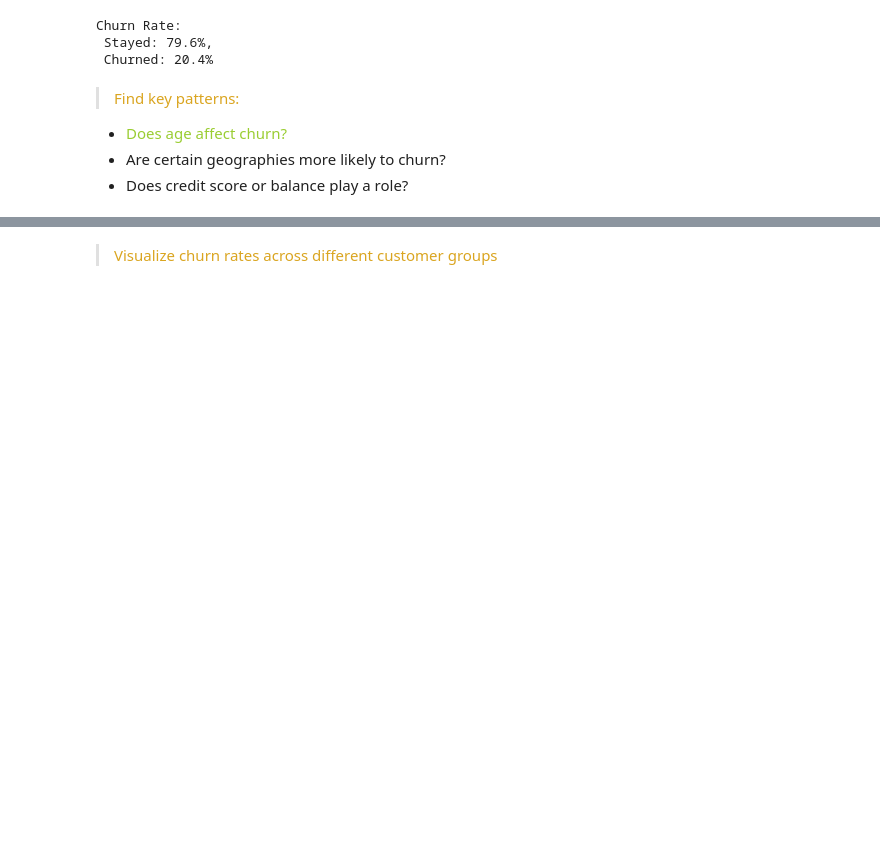
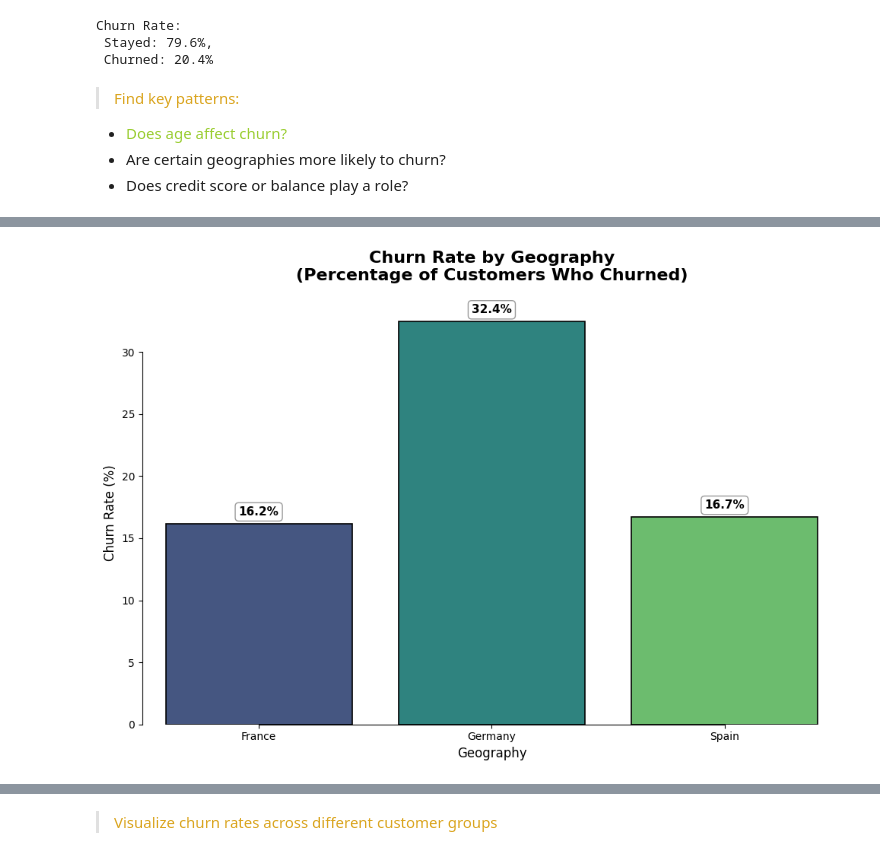
Before and after one commit to Kanakbaghel/Bank_Customer_Churn_Analysis, a Jupyter notebook: Copy of Netflix_EDA.ipynb, the cells around one changed output, grey strips where cells are left out. Cells and saved outputs as stored; diff of their text form; code cells hidden in the pictures; blank space fills up the shorter version.

```diff
--- a/Copy of Netflix_EDA.ipynb
+++ b/Copy of Netflix_EDA.ipynb
@@ -428,0 +423,27 @@ plt.show
+# %%
+#Are certain geographies more likely to churn?
+geo_churn = df.groupby('Geography')['Exited'].mean().reset_index()
+geo_churn['Exited'] *= 100
+
+plt.figure(figsize=(10, 7))
+ax = sns.barplot(data=geo_churn, x='Geography', y='Exited', palette='viridis',
+                 edgecolor='black', linewidth=1.2)
+plt.title('Churn Rate by Geography\n(Percentage of Customers Who Churned)',
+          fontsize=16, fontweight='bold', pad=20)
+plt.xlabel('Geography', fontsize=12, fontweight='medium')
+plt.ylabel('Churn Rate (%)', fontsize=12, fontweight='medium')
+
+sns.despine(trim=True)
+
+plt.tight_layout()
+
+for p in ax.patches:
+    height = p.get_height()
+    ax.annotate(f'{height:.1f}%',
+                (p.get_x() + p.get_width() / 2., height + 0.5),
+                ha='center', va='bottom', fontsize=11, fontweight='bold',
+                bbox=dict(boxstyle='round,pad=0.3', facecolor='white', alpha=0.8, edgecolor='gray'))
+
+plt.show()
+# %% [output]
+[figure, added]
```
Also changed, not shown: parts of 38 cells of this notebook.
